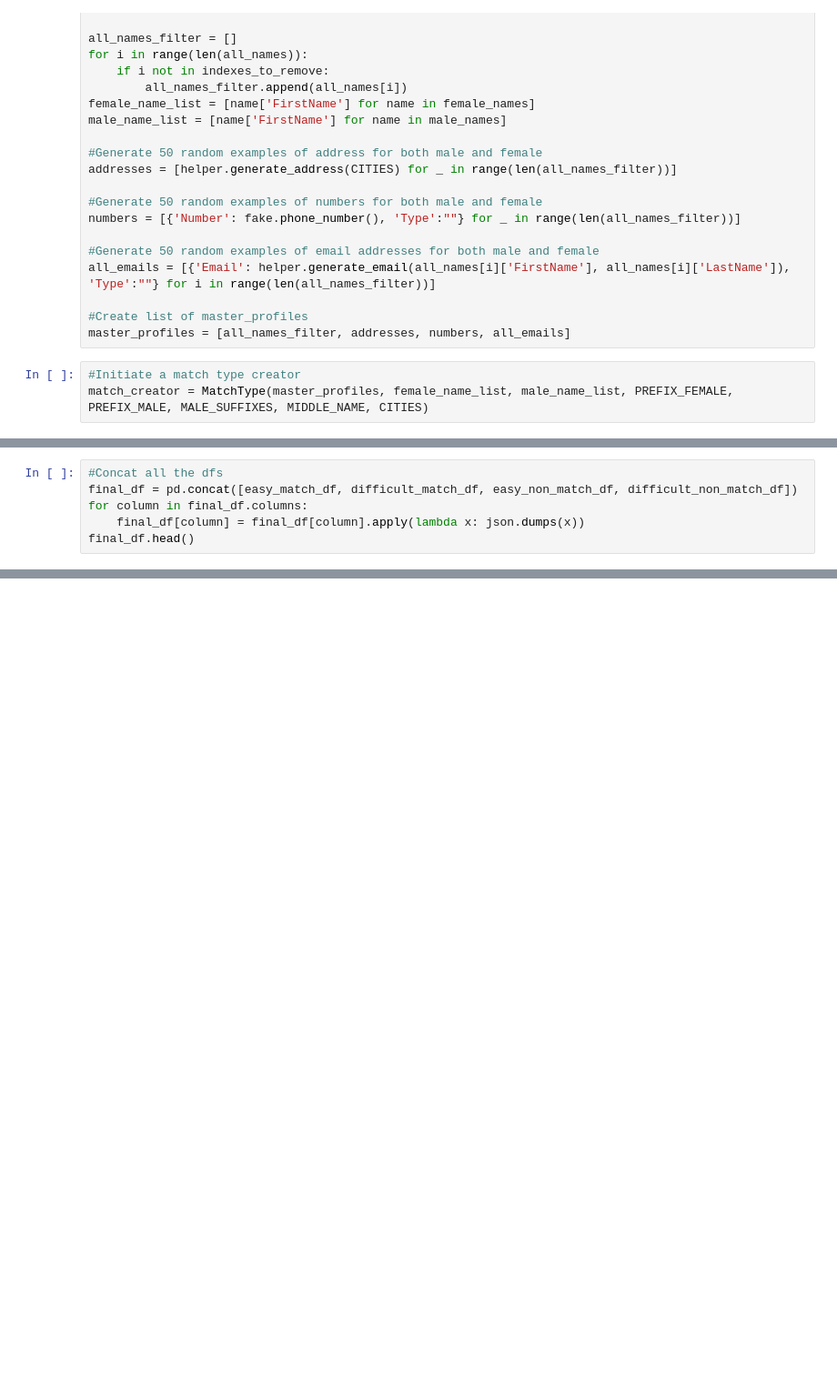
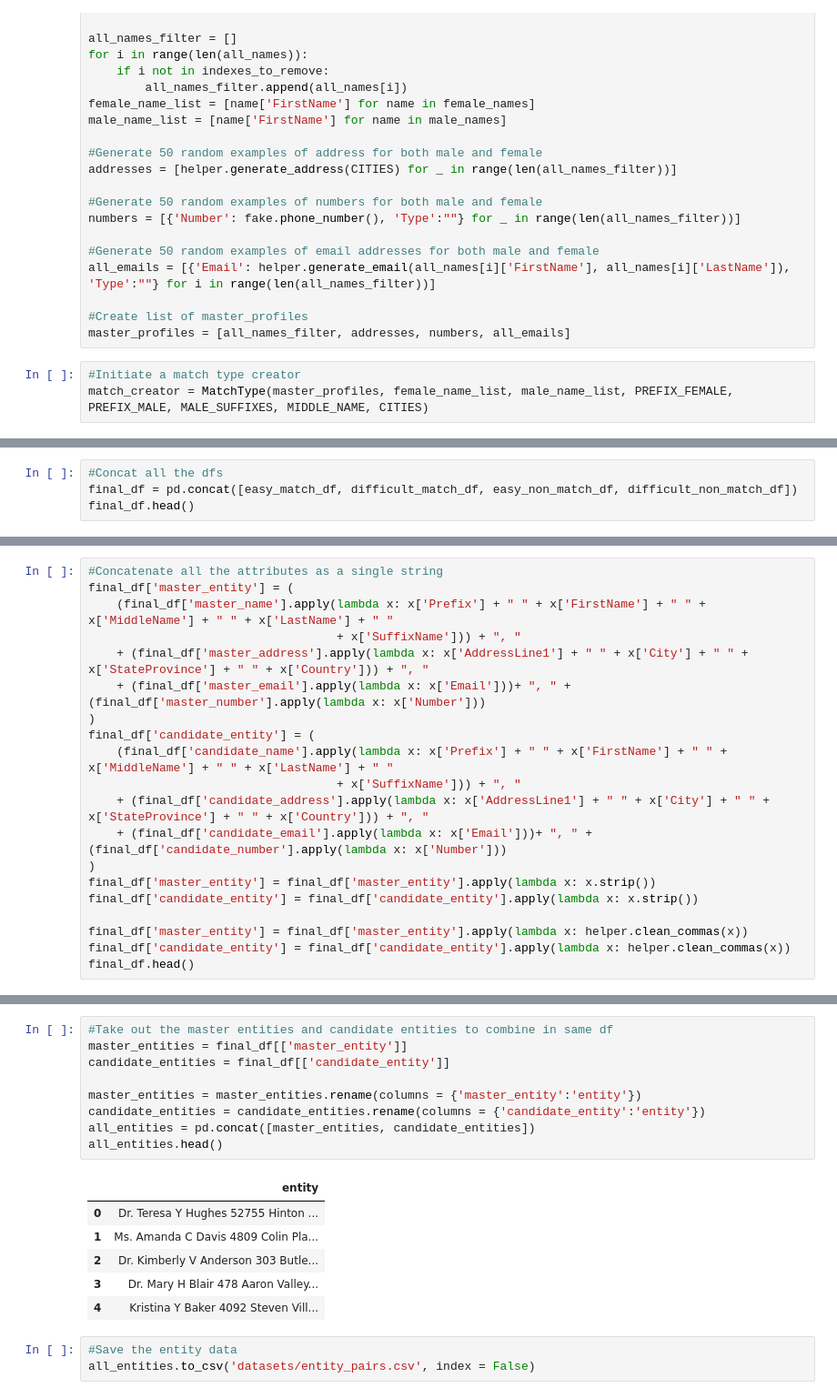
Before and after one commit to adibhattar95/vector_db_entity_resolution, a Jupyter notebook: synthetic_data_creation.ipynb, the cells around one changed output, grey strips where cells are left out. Shown: that part at 91% size. Cells and saved outputs as stored; diff of their text form; blank space fills up the shorter version.

Commit message:
feat: Added entity pairs notebook

```diff
--- a/synthetic_data_creation.ipynb
+++ b/synthetic_data_creation.ipynb
@@ -96,8 +102,6 @@ difficult_non_match_df.head()
 # %%
 #Concat all the dfs
 final_df = pd.concat([easy_match_df, difficult_match_df, easy_non_match_df, difficult_non_match_df])
-for column in final_df.columns:
-    final_df[column] = final_df[column].apply(lambda x: json.dumps(x))
 final_df.head()
 # %% [output]
 |  | master_name | master_address | master_number | master_email | candidate_name | candidate_address | ... |
@@ -108,0 +113,20 @@ final_df.head()
+# %%
+#Concatenate all the attributes as a single string
+final_df['master_entity'] = (
+    (final_df['master_name'].apply(lambda x: x['Prefix'] + " " + x['FirstName'] + " " + x['MiddleName'] + " " + x['LastName'] + " "
+                                   + x['SuffixName'])) + ", "
+    + (final_df['master_address'].apply(lambda x: x['AddressLine1'] + " " + x['City'] + " " + x['StateProvince'] + " " + x['Country'])) + ", "
+    + (final_df['master_email'].apply(lambda x: x['Email']))+ ", " + (final_df['master_number'].apply(lambda x: x['Number']))
+)
+final_df['candidate_entity'] = (
+    (final_df['candidate_name'].apply(lambda x: x['Prefix'] + " " + x['FirstName'] + " " + x['MiddleName'] + " " + x['LastName'] + " "
+                                   + x['SuffixName'])) + ", "
+    + (final_df['candidate_address'].apply(lambda x: x['AddressLine1'] + " " + x['City'] + " " + x['StateProvince'] + " " + x['Country'])) + ", "
+    + (final_df['candidate_email'].apply(lambda x: x['Email']))+ ", " + (final_df['candidate_number'].apply(lambda x: x['Number']))
+)
+final_df['master_entity'] = final_df['master_entity'].apply(lambda x: x.strip())
+final_df['candidate_entity'] = final_df['candidate_entity'].apply(lambda x: x.strip())
+
+final_df['master_entity'] = final_df['master_entity'].apply(lambda x: helper.clean_commas(x))
+final_df['candidate_entity'] = final_df['candidate_entity'].apply(lambda x: helper.clean_commas(x))
+final_df.head()
@@ -108,0 +140,19 @@ final_df.head()
+# %%
+#Take out the master entities and candidate entities to combine in same df
+master_entities = final_df[['master_entity']]
+candidate_entities = final_df[['candidate_entity']]
+
+master_entities = master_entities.rename(columns = {'master_entity':'entity'})
+candidate_entities = candidate_entities.rename(columns = {'candidate_entity':'entity'})
+all_entities = pd.concat([master_entities, candidate_entities])
+all_entities.head()
+# %% [output]
+|  | entity |
+| 0 | Dr. Teresa Y Hughes 52755 Hinton ... |
+| 1 | Ms. Amanda C Davis 4809 Colin Pla... |
+| 2 | Dr. Kimberly V Anderson 303 Butle... |
+| 3 | Dr. Mary H Blair 478 Aaron Valley... |
+| 4 | Kristina Y Baker 4092 Steven Vill... |
+# %%
+#Save the entity data
+all_entities.to_csv('datasets/entity_pairs.csv', index = False)
```
Also changed, not shown: parts of 5 cells of this notebook, 1 other file.
